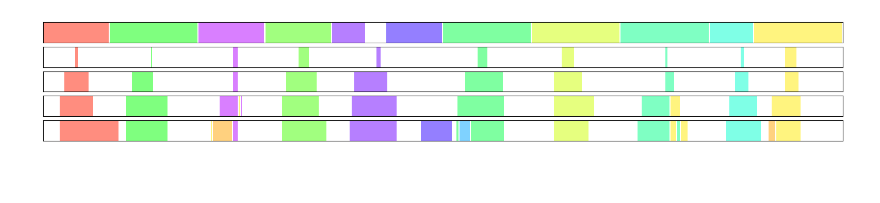
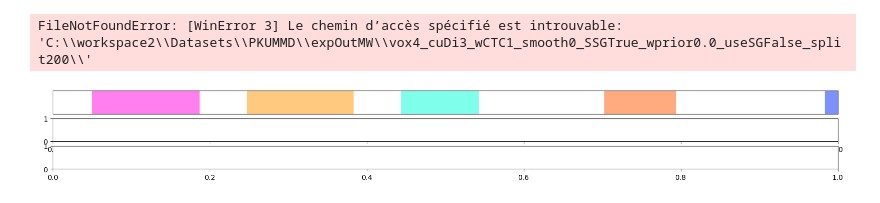
Before and after one commit to Kibo4/DOLT-C3D_with_SGCTC-OAD_2023, a Jupyter notebook: Evaluation/DrawBoundsPredictionExamples.ipynb, the cells around one changed output. Saved outputs shown, nothing was run; the diff lists cells and outputs as text; code cells hidden in the pictures; blank space fills up the shorter version.

Commit message:
Update Readme.md and curve generation code

```diff
--- a/Evaluation/DrawBoundsPredictionExamples.ipynb
+++ b/Evaluation/DrawBoundsPredictionExamples.ipynb
@@ -4,17 +4,27 @@ from typing import List, Tuple
 import os
 
 
-def getPredictedBoundsForSeq(seq, wprior,idModel=0):
-    name = f"vox4_cuDi3_wCTC0.9_smooth10_SSGTrue_wprior{wprior}_useSGTrue_split200"
+def getPredictedBoundsForSeq(seq, wprior,isChalearn,idModel=0):
+    if isChalearn:
+        name = f"vox4_cuDi3_wCTC0.9_smooth10_SSGTrue_wprior{wprior}_useSGTrue_split200"
+    else:
+        name = f"wprior{wprior}.txt"
     path = pathExp + name + "\\"
     oneFold = [f for f in os.listdir(path) if "Results" not in f][idModel]
     path = path + oneFold + "\\Bounds\\" + seq
     bounds = parseLabelFile(path)
     return bounds
 
+def getPredictedBoundsForSeqCTC(seq, wprior,idModel=0):
+    name = f"vox4_cuDi3_wCTC1_smooth0_SSGTrue_wprior{wprior}_useSGFalse_split200"
+    path = pathExp + name + "\\"
+    oneFold = [f for f in os.listdir(path) if "Results" not in f][idModel]
+    path = path + oneFold + "\\Bounds\\" + seq
+    bounds = parseLabelFile(path)
+    return bounds
 
-def getGTBoundsForSeq(seq):
-    path = "C:\workspace2\Datasets\Chalearn\Label\\" + seq
+def getGTBoundsForSeq(seq,db):
+    path = f"C:\workspace2\Datasets\\{db}\Label\\" + seq
     bounds = parseLabelFile(path)
     return bounds
 
@@ -43,12 +53,12 @@ def parseLabelFile(filePath):
     return labels
 # %%
 
-seq = "Sample00004_data.txt"
-db, nbClass = "Chalearn", 20
-pathExp = f"C:\workspace2\Datasets\\{db}\expOut\\"
+seq = "0355-M.txt"
+db, nbClass = "PKUMMD", 43
+pathExp = f"C:\workspace2\Datasets\\{db}\expOutMW\\"
 
-boundsGT = getGTBoundsForSeq(seq)
-boundsPred = getPredictedBoundsForSeq(seq, 0.1)
+boundsGT = getGTBoundsForSeq(seq,db)
+boundsPred = getPredictedBoundsForSeq(seq, 0.1,db=="Chalearn")
 end = getMaxEnd(boundsGT)
 end2 = getMaxEnd(boundsPred)
 end = max(end, end2)
@@ -58,44 +118,47 @@ import matplotlib.pyplot as plt
 cmap = plt.get_cmap("gist_rainbow", nbClass + 1)  # hsv
 
 drawSubSequenceFrom = [80,800]
-wpriors = [0.0, 0.1, 0.5, 0.9]
+wpriors = [0.0, 0.3]
 #plot the GT bounds on the first row, and the predicted bounds for each wprior in a following row
-fig, ax = plt.subplots(1 + len(wpriors), 1, figsize=(20, 3))
+fig, ax = plt.subplots(1 + len(wpriors), 1, figsize=(20, 2))
 
 
 for i, b in enumerate(boundsGT):
     ax[0].axvspan(b[1], b[2], facecolor=cmap(b[0]), alpha=0.5)
     # ax[0].text(b[1], 0, str(b[0]), fontsize=12)
     ax[0].set_xlim([drawSubSequenceFrom[0], drawSubSequenceFrom[1]])
     # remove y ticks
     ax[0].set_yticks([])
     ax[0].set_xticks([])
 # ax[0].set_ylabel(f"GT")
 
 for i, wprior in enumerate(wpriors):
-    boundsPred = getPredictedBoundsForSeq(seq, wprior)
+    #classic CTC
+    boundsPred = getPredictedBoundsForSeqCTC("Sample00004_data.txt", wprior,1)
     for b in boundsPred:
         ax[i + 1].axvspan(b[1], b[2], facecolor=cmap(b[0]), alpha=0.5)
         # ax[i + 1].text(b[1], 0, str(b[0]), fontsize=12)
         # remove y ticks
     ax[i + 1].set_xlim([drawSubSequenceFrom[0], drawSubSequenceFrom[1]])
     ax[i + 1].set_ylim([0, 1])
     # draw a arrow for time axis
     # ax[i + 1].set_ylabel(f"Ψ={wprior}")
 
     ax[i + 1].set_yticks([])
     if i < len(wpriors) - 1:
         ax[i + 1].set_xticks([])
 
 # ax[-1].set_xlabel("time")
 ax[-1].set_xticks([])
 
 
 plt.show()
 # export in svg
-fig.savefig("../Illustrations/ScoreGraphics/boundsPredictionsPsi.svg", format="svg")
+# fig.savefig(f"../Illustrations/ScoreGraphics/{db}boundsPredictionsPsiTraditionalCTC_{seq}.svg", format="svg")
+# fig.savefig(f"../Illustrations/ScoreGraphics/{db}boundsPredictionsPsiTraditionalCTC_{seq}.pdf", format="pdf")
 # %% [output]
+FileNotFoundError: [WinError 3] Le chemin d’accès spécifié est introuvable: 'C:\\workspace2\\Datasets\\PKUMMD\\expOutMW\\vox4_cuDi3_wCTC1_smooth0_SSGTrue_wprior0.0_useSGFalse_split200\\'
-[figure, old version]
+[figure, new version]
 # %%
 from PIL import Image
 import numpy as np
```
Also changed, not shown: parts of 3 cells of this notebook, 16 other files.
